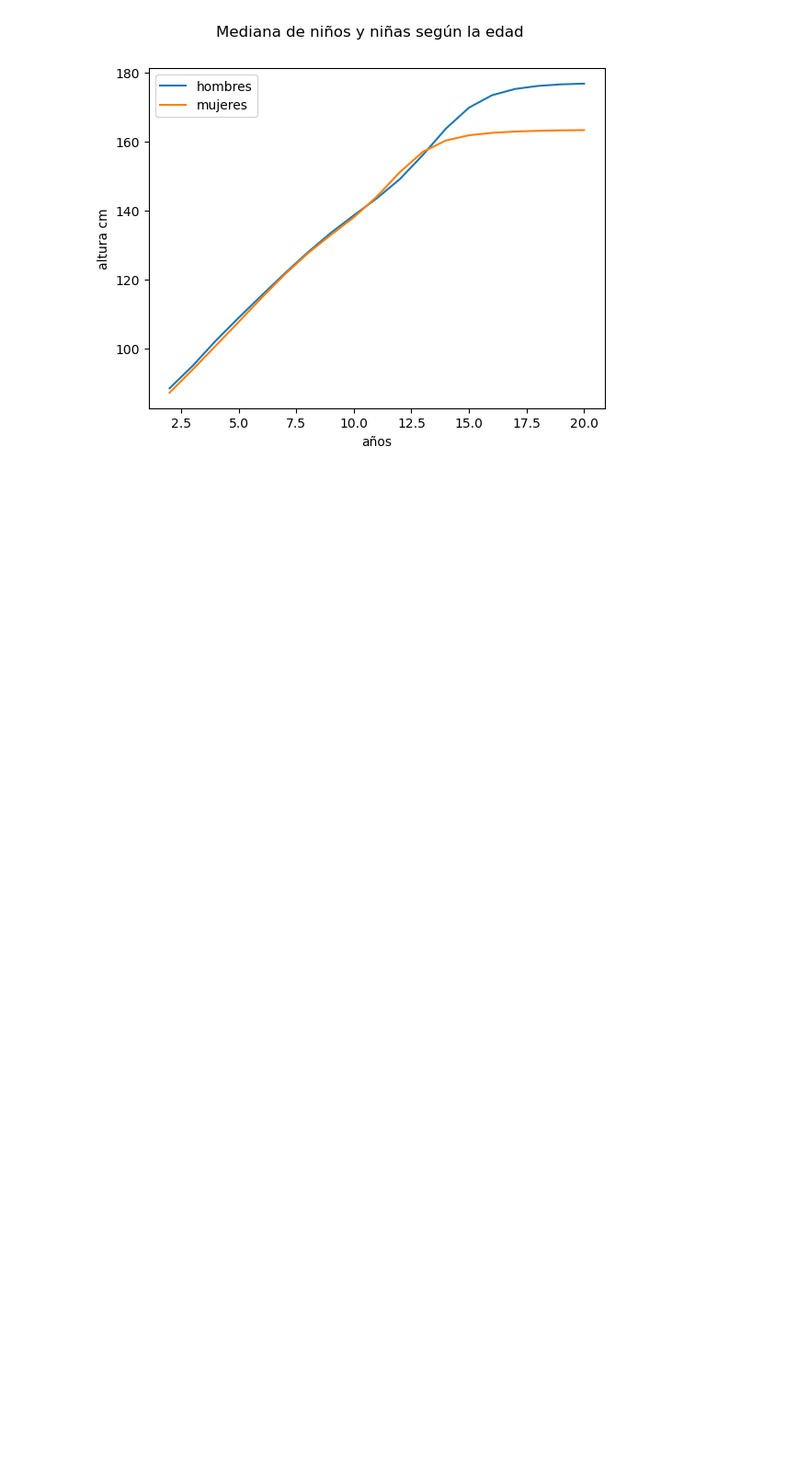
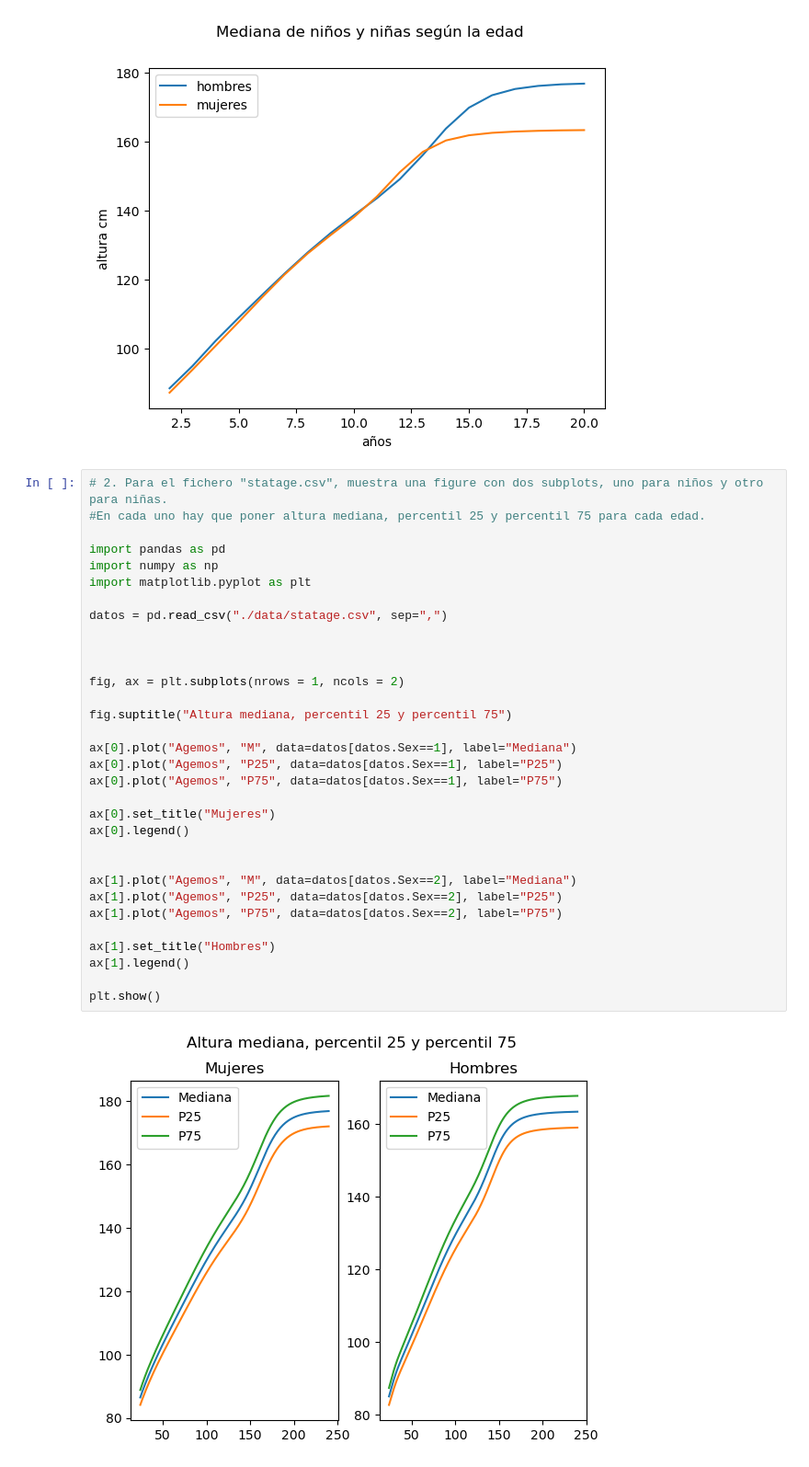
Before and after one commit to franciscoGarridoLara/BIGDATA, a Jupyter notebook: PEBD/introduccion/graficos.ipynb, the cells around one changed output. Shown at 92% size. Drawn from its saved outputs; the diff is of its cells as text; blank space fills up the shorter version.

```diff
--- a/PEBD/introduccion/graficos.ipynb
+++ b/PEBD/introduccion/graficos.ipynb
@@ -104,3 +126,37 @@ ax.legend()
 plt.show()
 # %% [output]
 [figure]
+# %%
+# 2. Para el fichero "statage.csv", muestra una figure con dos subplots, uno para niños y otro para niñas.
+#En cada uno hay que poner altura mediana, percentil 25 y percentil 75 para cada edad.
+
+import pandas as pd
+import numpy as np
+import matplotlib.pyplot as plt
+
+datos = pd.read_csv("./data/statage.csv", sep=",")
+
+
+
+fig, ax = plt.subplots(nrows = 1, ncols = 2)
+
+fig.suptitle("Altura mediana, percentil 25 y percentil 75")
+
+ax[0].plot("Agemos", "M", data=datos[datos.Sex==1], label="Mediana")
+ax[0].plot("Agemos", "P25", data=datos[datos.Sex==1], label="P25")
+ax[0].plot("Agemos", "P75", data=datos[datos.Sex==1], label="P75")
+
+ax[0].set_title("Mujeres")
+ax[0].legend()
+
+
+ax[1].plot("Agemos", "M", data=datos[datos.Sex==2], label="Mediana")
+ax[1].plot("Agemos", "P25", data=datos[datos.Sex==2], label="P25")
+ax[1].plot("Agemos", "P75", data=datos[datos.Sex==2], label="P75")
+
+ax[1].set_title("Hombres")
+ax[1].legend()
+
+plt.show()
+# %% [output]
+[figure, added]
```
Also changed, not shown: parts of 3 cells of this notebook, 2 other files.
